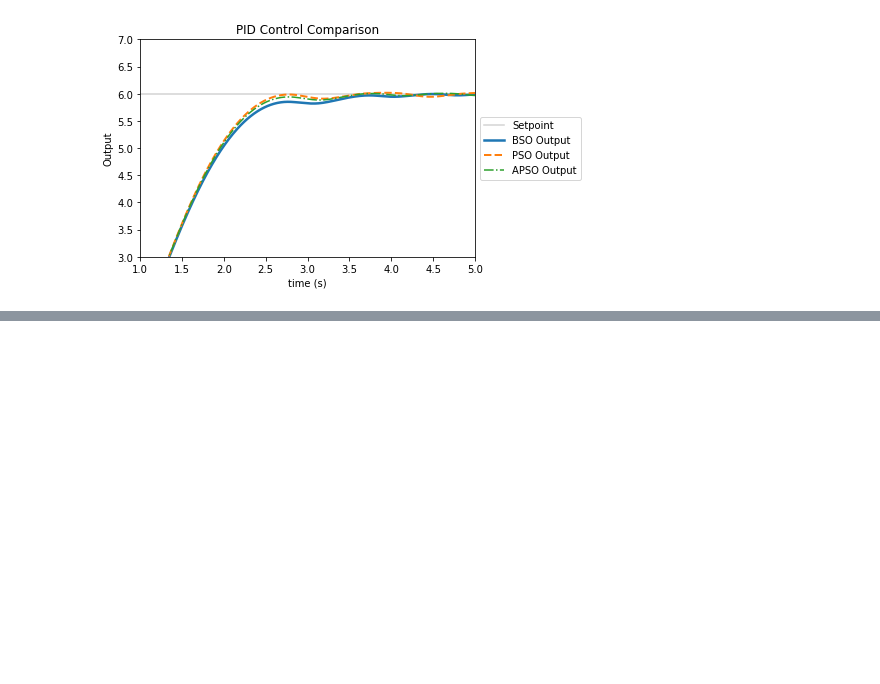
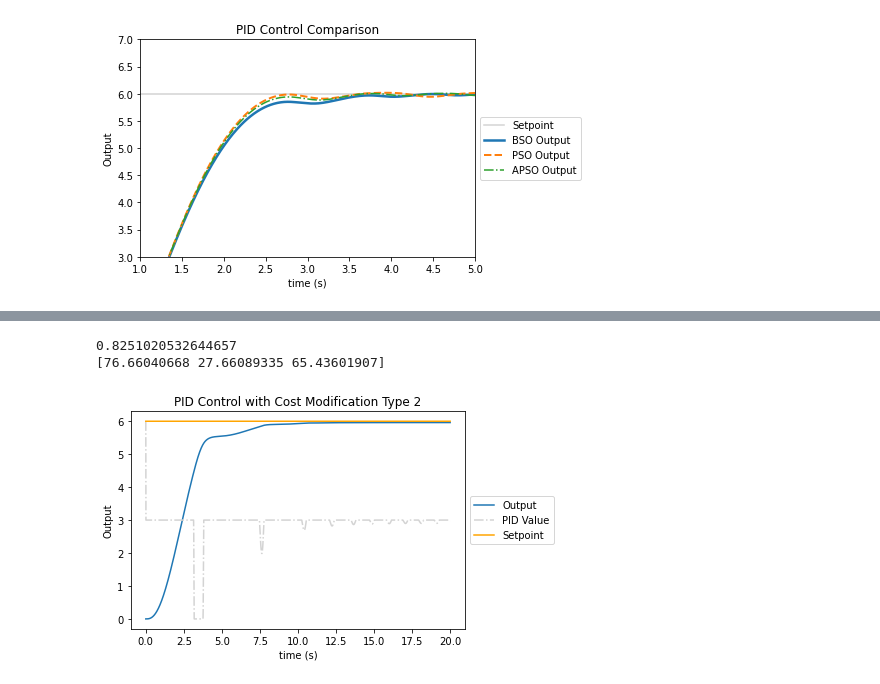
Before and after one commit to Vermillord/KP_Codes, a Jupyter notebook: KP_Notes.ipynb, the cells around one changed output, grey strips where cells are left out. Cells and saved outputs as stored; diff of their text form; code cells hidden in the pictures; blank space fills up the shorter version.

```diff
--- a/KP_Notes.ipynb
+++ b/KP_Notes.ipynb
@@ -2027,0 +2083,9 @@ plt.show()
+# %%
+def PIDcostMod1(k):
+    t_, y_, PID_, err_, u_ = PID_Control(k, -10, 10)
+    costval = np.zeros(err_.shape)
+    for i in range(1,len(PID_)):
+        costval = err_[i] + 0.01*PID_[i]
+    return np.mean(costval)
+# %%
+ideaz1 = BSO(25, 3, 0, 100, 10, PIDcostMod1)
@@ -2027,0 +2103,20 @@ plt.show()
+# %%
+t_01, y_01, PID_01, err_01, u_01 = PID_Control(ideaz1, 0, 3)
+# %%
+print(np.mean(err_01))
+print(ideaz1)
+# %% [output]
+0.8251020532644657
+[76.66040668 27.66089335 65.43601907]
+# %%
+plt.title("PID Control with Cost Modification Type 2")
+#plt.xlim(0,5)
+plt.xlabel("time (s)")
+plt.ylabel("Output")
+plt.plot(t_01, y_01, label='Output')
+plt.plot(t_01, PID_01, label='PID Value', color='lightgray', linestyle='-.')
+plt.plot(t_01, u_01, label='Setpoint', color='orange')
+plt.legend(loc='center left', bbox_to_anchor=(1, 0.5))
+plt.show()
+# %% [output]
+[figure, added]
```
Also changed, not shown: parts of 16 cells of this notebook.
